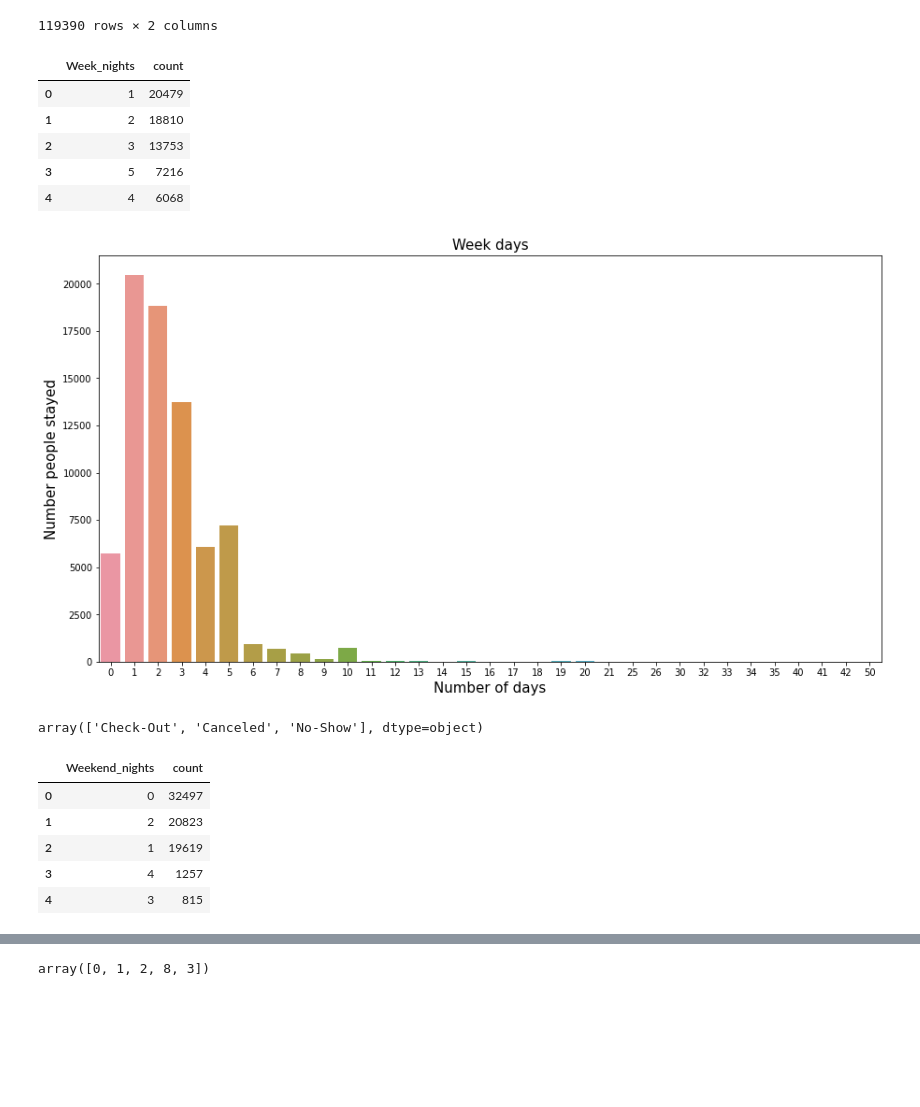
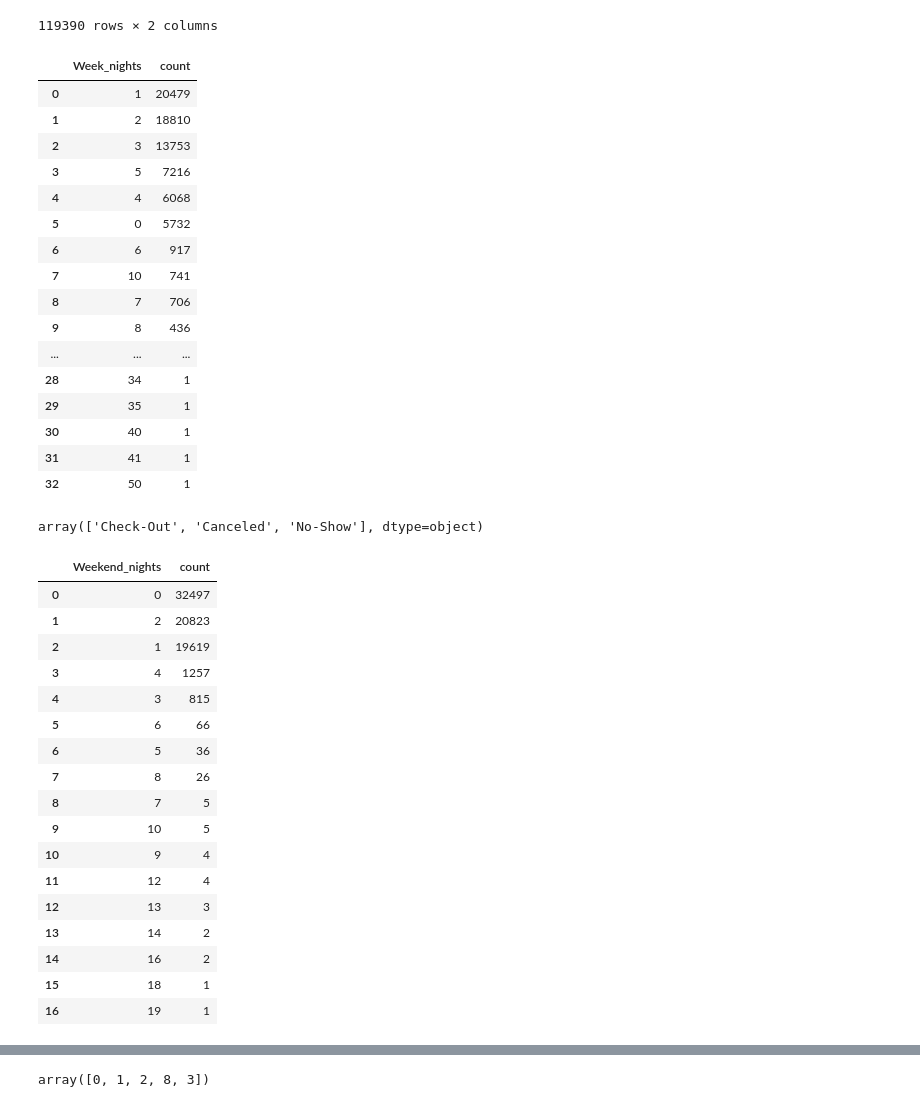
Before and after one commit to smkmohsin/hotel-booking-data-analysis, a Jupyter notebook: Hotel_Booking_Analysis_Sheikh_Mohsin_Kader.ipynb, the cells around one changed output, grey strips where cells are left out. Cells and saved outputs as stored; diff of their text form; code cells hidden in the pictures; blank space fills up the shorter version.

```diff
--- a/Hotel_Booking_Analysis_Sheikh_Mohsin_Kader.ipynb
+++ b/Hotel_Booking_Analysis_Sheikh_Mohsin_Kader.ipynb
@@ -426,7 +411,7 @@ booking_df[['stays_in_week_nights', 'stays_in_weekend_nights']]
 119390 rows × 2 columns
 # %%
 week_nights_count_df = booking_df[booking_df['is_canceled'] == 0]['stays_in_week_nights'].value_counts().reset_index().rename(columns={'index': 'Week_nights', 'stays_in_week_nights':'count'})
-week_nights_count_df.head()
+week_nights_count_df
 # %% [output]
 |  | Week_nights | count |
 | 0 | 1 | 20479 |
@@ -434,28 +419,41 @@ week_nights_count_df.head()
 | 2 | 3 | 13753 |
 | 3 | 5 | 7216 |
 | 4 | 4 | 6068 |
+| 5 | 0 | 5732 |
+| 6 | 6 | 917 |
+| 7 | 10 | 741 |
+| 8 | 7 | 706 |
+| 9 | 8 | 436 |
+| ... | ... | ... |
+| 28 | 34 | 1 |
+| 29 | 35 | 1 |
+| 30 | 40 | 1 |
+| 31 | 41 | 1 |
+| 32 | 50 | 1 |
-# %%
-plt.rcParams['figure.figsize'] = (15, 8)
-
-sns.barplot(x=week_nights_count_df['Week_nights'], y= week_nights_count_df['count'])
-plt.title('Week days', fontsize = 15)
-plt.xlabel('Number of days', fontsize = 15)
-plt.ylabel('Number people stayed', fontsize = 15)
-plt.show()
-# %% [output]
-[figure, removed]
 # %%
 booking_df['reservation_status'].unique()
 # %% [output]
 array(['Check-Out', 'Canceled', 'No-Show'], dtype=object)
 # %%
 weekend_nights_count_df = booking_df[booking_df['is_canceled'] == 0]['stays_in_weekend_nights'].value_counts().reset_index().rename(columns={'index': 'Weekend_nights', 'stays_in_weekend_nights':'count'})
-weekend_nights_count_df.head()
+weekend_nights_count_df
 # %% [output]
 |  | Weekend_nights | count |
 | 0 | 0 | 32497 |
 | 1 | 2 | 20823 |
 | 2 | 1 | 19619 |
 | 3 | 4 | 1257 |
 | 4 | 3 | 815 |
+| 5 | 6 | 66 |
+| 6 | 5 | 36 |
+| 7 | 8 | 26 |
+| 8 | 7 | 5 |
+| 9 | 10 | 5 |
+| 10 | 9 | 4 |
+| 11 | 12 | 4 |
+| 12 | 13 | 3 |
+| 13 | 14 | 2 |
+| 14 | 16 | 2 |
+| 15 | 18 | 1 |
+| 16 | 19 | 1 |
 # %%
```
Also changed, not shown: parts of 54 cells of this notebook.
